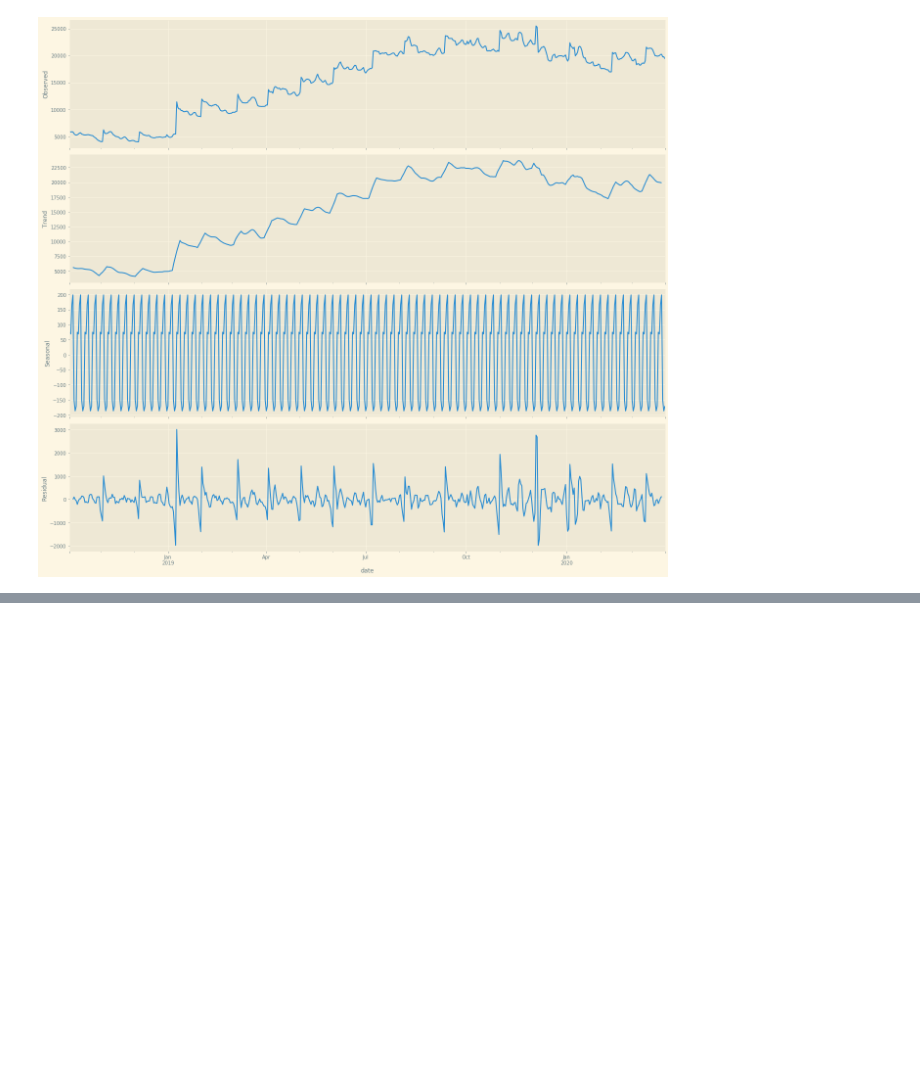
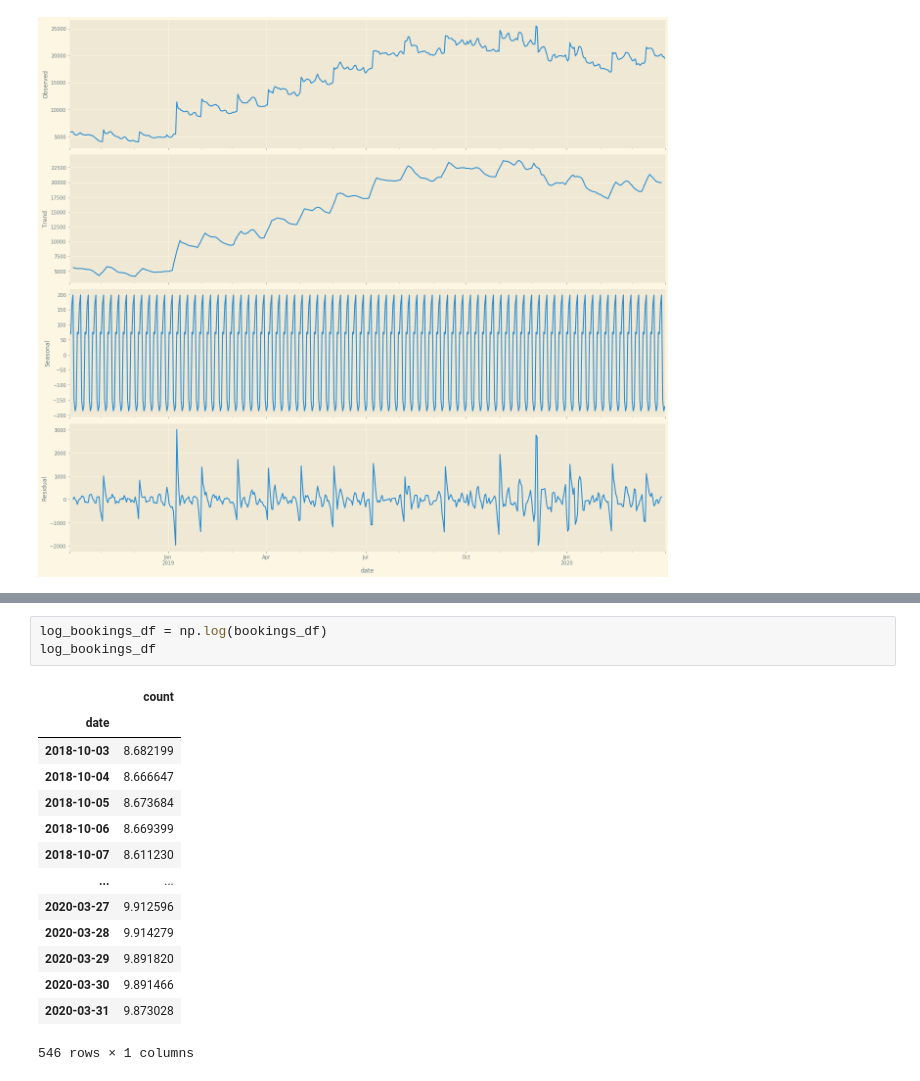
Before and after one commit to KishenSharma6/Airbnb-Analysis, a Jupyter notebook: Project Codes/05. Modeling/2020_0214_Calendar_TimeSeries.ipynb, the cells around one changed output, grey strips where cells are left out. Cells and saved outputs as stored; diff of their text form; blank space fills up the shorter version.

```diff
--- a/Project Codes/05. Modeling/2020_0214_Calendar_TimeSeries.ipynb
+++ b/Project Codes/05. Modeling/2020_0214_Calendar_TimeSeries.ipynb
@@ -375,0 +252,18 @@ plt.show()
+# %%
+log_bookings_df = np.log(bookings_df)
+log_bookings_df
+# %% [output]
+|  | count |
+| date |  |
+| 2018-10-03 | 8.682199 |
+| 2018-10-04 | 8.666647 |
+| 2018-10-05 | 8.673684 |
+| 2018-10-06 | 8.669399 |
+| 2018-10-07 | 8.611230 |
+| ... | ... |
+| 2020-03-27 | 9.912596 |
+| 2020-03-28 | 9.914279 |
+| 2020-03-29 | 9.891820 |
+| 2020-03-30 | 9.891466 |
+| 2020-03-31 | 9.873028 |
+546 rows × 1 columns
```
Also changed, not shown: parts of 51 cells of this notebook.
